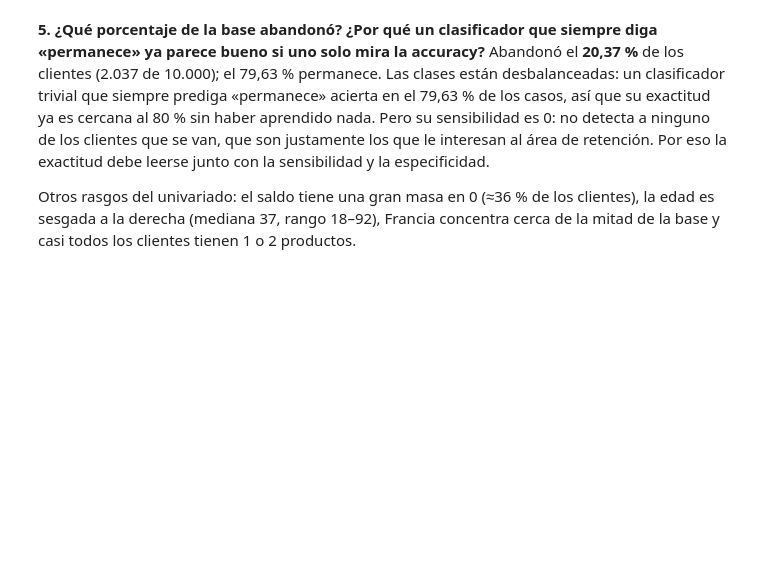
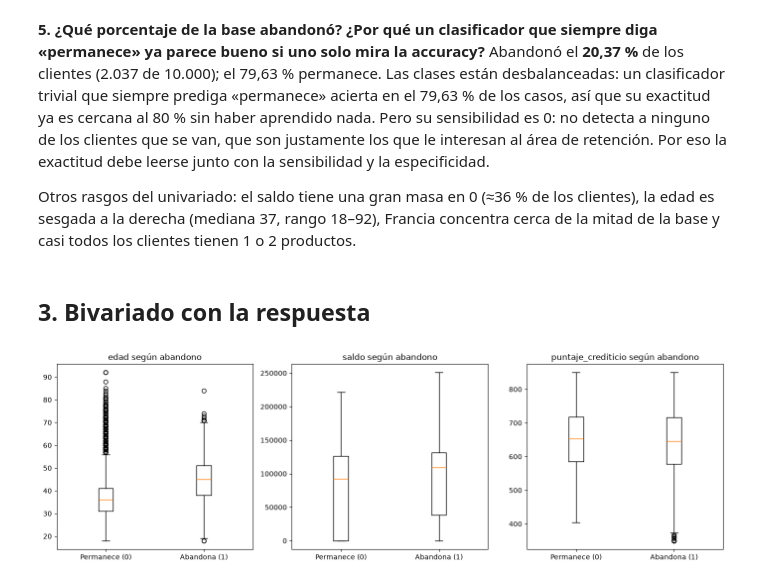
Before and after one commit to camig0516/Taller_2_ML_Clase_9, a Jupyter notebook: Taller_Abandono_Producto_Financiero.ipynb, the cells around one changed output. Saved outputs shown, nothing was run; the diff lists cells and outputs as text; code cells hidden in the pictures; blank space fills up the shorter version.

Commit message:
Punto 3: analisis bivariado

```diff
--- a/Taller_Abandono_Producto_Financiero.ipynb
+++ b/Taller_Abandono_Producto_Financiero.ipynb
@@ -164,3 +164,15 @@ miembro_activo
 Abandonó el **20,37 %** de los clientes (2.037 de 10.000); el 79,63 % permanece. Las clases están desbalanceadas: un clasificador trivial que siempre prediga «permanece» acierta en el 79,63 % de los casos, así que su exactitud ya es cercana al 80 % sin haber aprendido nada. Pero su sensibilidad es 0: no detecta a ninguno de los clientes que se van, que son justamente los que le interesan al área de retención. Por eso la exactitud debe leerse junto con la sensibilidad y la especificidad.
 
 Otros rasgos del univariado: el saldo tiene una gran masa en 0 (≈36 % de los clientes), la edad es sesgada a la derecha (mediana 37, rango 18–92), Francia concentra cerca de la mitad de la base y casi todos los clientes tienen 1 o 2 productos.
+# %% [markdown]
+## 3. Bivariado con la respuesta
+# %%
+fig, axes = plt.subplots(1, 3, figsize=(14, 4.5))
+for ax, v in zip(axes, ["edad", "saldo", "puntaje_crediticio"]):
+    datos = [df.loc[df["abandono"] == 0, v], df.loc[df["abandono"] == 1, v]]
+    ax.boxplot(datos, tick_labels=["Permanece (0)", "Abandona (1)"])
+    ax.set_title(f"{v} según abandono")
+plt.tight_layout()
+plt.show()
+# %% [output]
+[figure, added]
```
Also changed, not shown: parts of 3 cells of this notebook.
